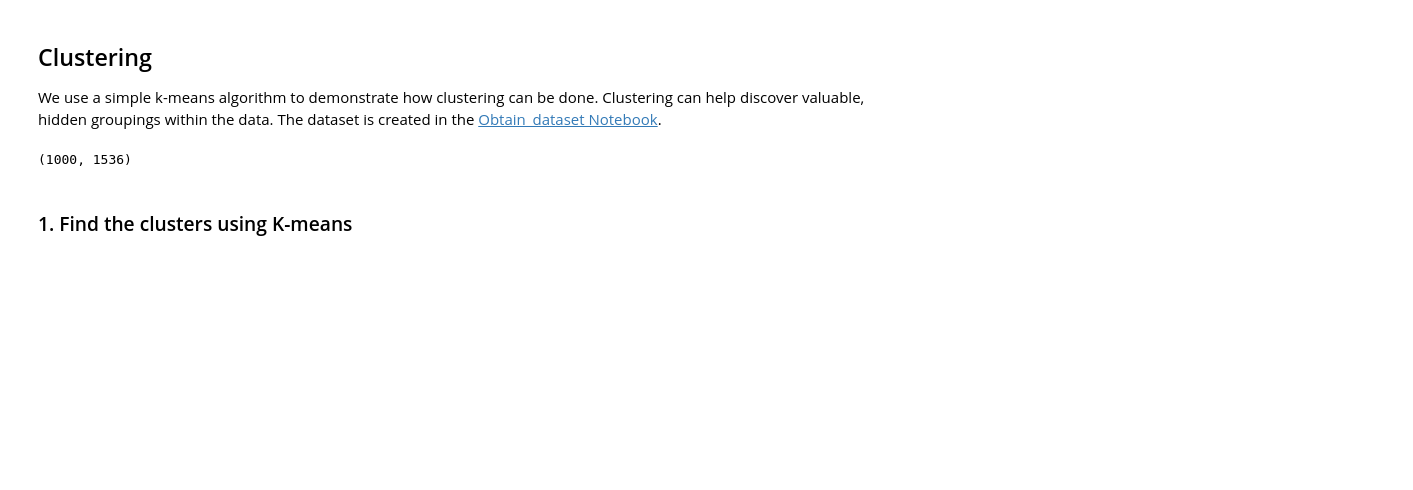
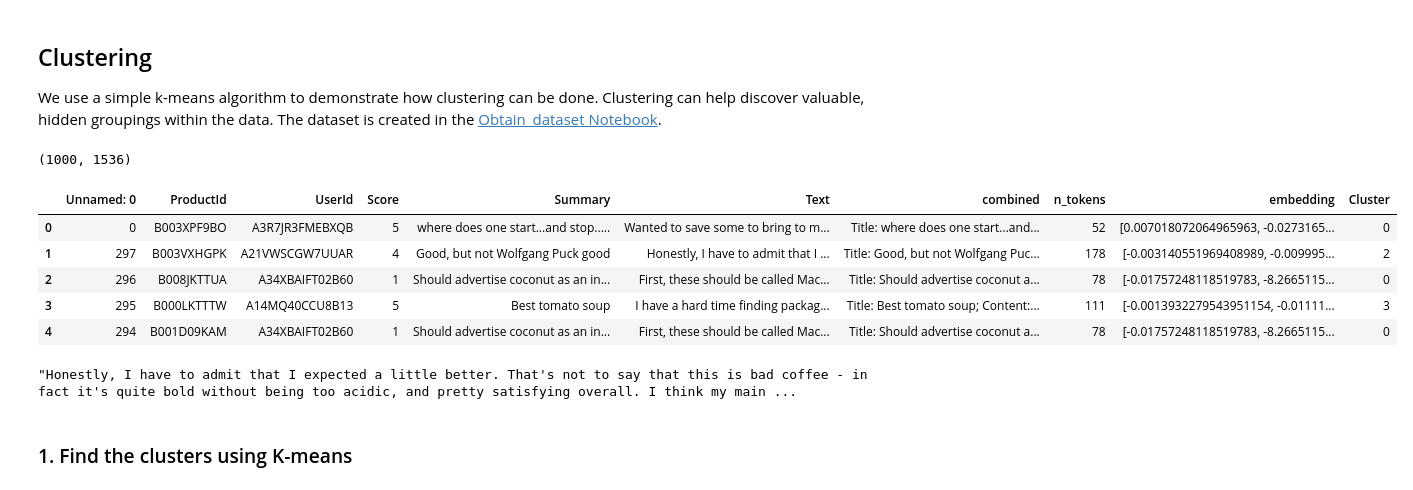
Before and after one commit to iyerk-ml/openai-cookbook, a Jupyter notebook: examples/Clustering.ipynb, the cells around one changed output. Cells and saved outputs as stored; diff of their text form; code cells hidden in the pictures; blank space fills up the shorter version.

```diff
--- a/examples/Clustering.ipynb
+++ b/examples/Clustering.ipynb
@@ -16,6 +16,19 @@ matrix = np.vstack(df.embedding.values)
 matrix.shape
 # %% [output]
 (1000, 1536)
+# %%
+df.head()
+# %% [output]
+|  | Unnamed: 0 | ProductId | UserId | Score | Summary | Text | combined | n_tokens | embedding | Cluster |
+| 0 | 0 | B003XPF9BO | A3R7JR3FMEBXQB | 5 | where does one start...and stop..... | Wanted to save some to bring to m... | Title: where does one start...and... | 52 | [0.007018072064965963, -0.0273165... | 0 |
+| 1 | 297 | B003VXHGPK | A21VWSCGW7UUAR | 4 | Good, but not Wolfgang Puck good | Honestly, I have to admit that I ... | Title: Good, but not Wolfgang Puc... | 178 | [-0.003140551969408989, -0.009995... | 2 |
+| 2 | 296 | B008JKTTUA | A34XBAIFT02B60 | 1 | Should advertise coconut as an in... | First, these should be called Mac... | Title: Should advertise coconut a... | 78 | [-0.01757248118519783, -8.2665115... | 0 |
+| 3 | 295 | B000LKTTTW | A14MQ40CCU8B13 | 5 | Best tomato soup | I have a hard time finding packag... | Title: Best tomato soup; Content:... | 111 | [-0.0013932279543951154, -0.01111... | 3 |
+| 4 | 294 | B001D09KAM | A34XBAIFT02B60 | 1 | Should advertise coconut as an in... | First, these should be called Mac... | Title: Should advertise coconut a... | 78 | [-0.01757248118519783, -8.2665115... | 0 |
+# %%
+df.loc[1].Text
+# %% [output]
+"Honestly, I have to admit that I expected a little better. That's not to say that this is bad coffee - in fact it's quite bold without being too acidic, and pretty satisfying overall. I think my main ...
 # %% [markdown]
 ### 1. Find the clusters using K-means
 # %% [markdown]
```
Also changed, not shown: 2 other files.
